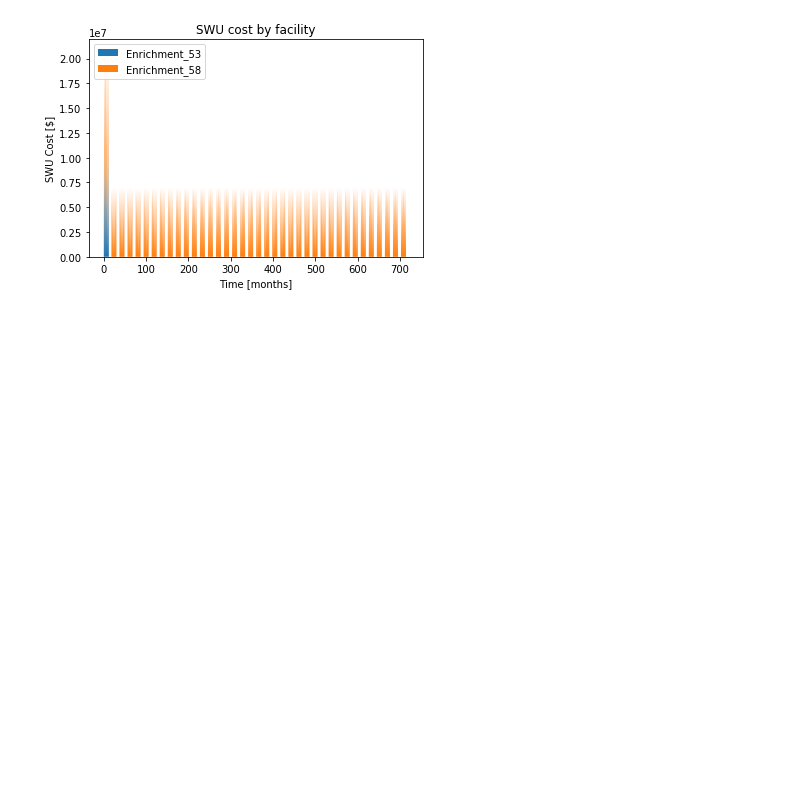
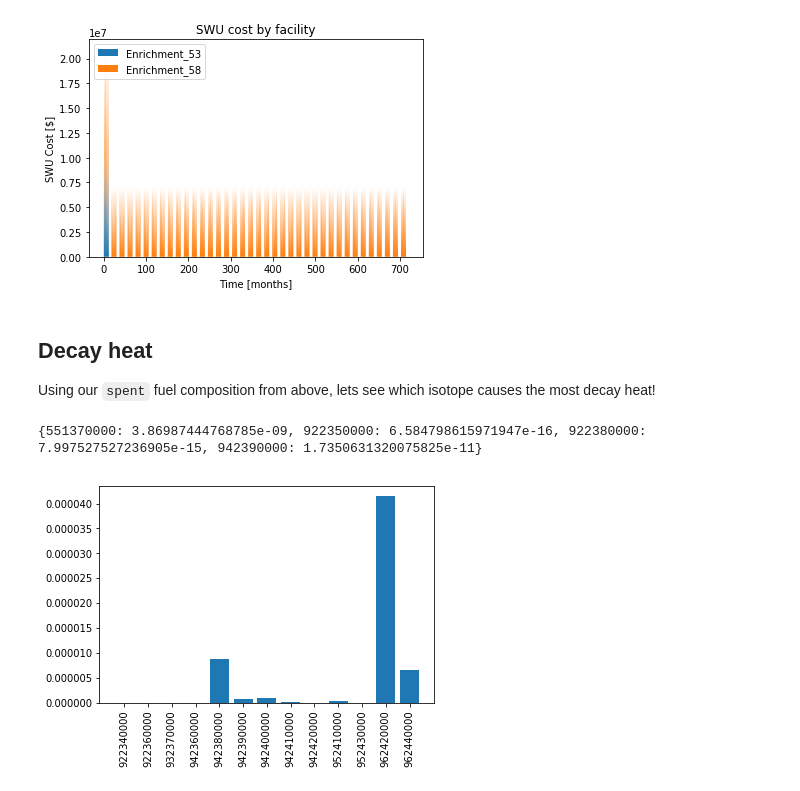
Before and after one commit to pichman2/cyclus-tutorial, a Jupyter notebook: Tutorial.ipynb, the cells around one changed output. Saved outputs shown, nothing was run; the diff lists cells and outputs as text; code cells hidden in the pictures; blank space fills up the shorter version.

Commit message:
decay heat bar chart

```diff
--- a/Tutorial.ipynb
+++ b/Tutorial.ipynb
@@ -522,3 +522,45 @@ analysis.total_isotope_traded(cur,facility='1000MWe Honeycomb3000',flux='out',nu
 economics.plot_swu_economic_cost(cur,cost_per_swu=20)
 # %% [output]
 [figure]
+# %% [markdown]
+## Decay heat
+Using our `spent` fuel composition from above, lets see which isotope causes the most decay heat!
+# %%
+from pyne import data
+from pyne.material import Material
+
+data.decay_const('u238')
+
+snf = analysis.total_isotope_used(cur,facility='1000MWe Honeycomb3000')
+snf_mass = np.sum(list(snf.values()))
+
+lwr_snf_ma = Material(spent,snf_mass)
+lwr_snf_ma = Material({'U234': 0.12,
+                    'U236': 4.18,
+                    'Np237': 0.75,
+                    '236Pu': 9.2E-6,
+                    '238Pu': 0.22,
+                    '239Pu': 5.28,
+                    '240Pu': 2.17,
+                    '241Pu': 1.02,
+                    '242Pu': 0.35,
+                    '241Am': 0.05,
+                    '243Am': 0.09,
+                    '242Cm': 4.9E-3,
+                    '244Cm': 3.3E-2},
+                   1000)
+
+#print(snf_ma.comp)
+#print(lwr_snf_ma.activity())
+#print(lwr_snf_ma.decay_heat())
+D=lwr_snf_ma.decay_heat()
+d = snf_ma.decay_heat()
+print(d)
+import matplotlib.pylab as plt
+plt.bar(range(len(D)), D.values(), align='center')
+plt.xticks(range(len(D)), D.keys(), rotation='vertical')
+
+plt.show()
+# %% [output]
+{551370000: 3.86987444768785e-09, 922350000: 6.584798615971947e-16, 922380000: 7.997527527236905e-15, 942390000: 1.7350631320075825e-11}
+[figure, added]
```
